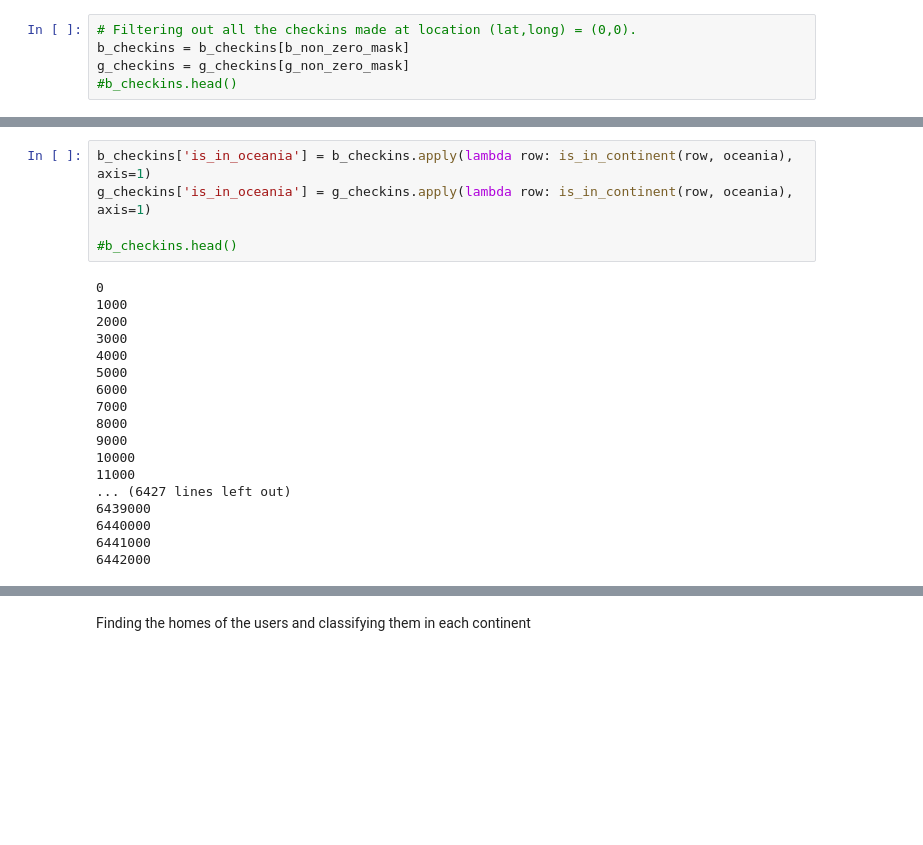
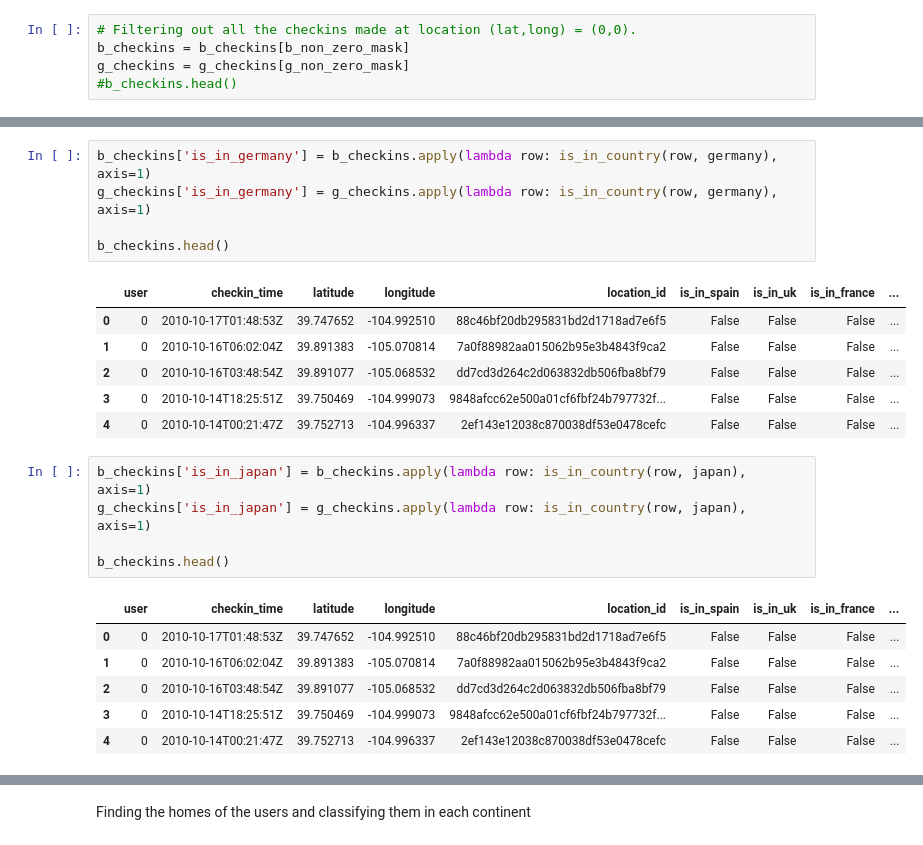
Before and after one commit to epfl-ada/ada-2020-project-milestone-p3-p3_bcd, a Jupyter notebook: Creative extension.ipynb, the cells around one changed output, grey strips where cells are left out. Saved outputs shown, nothing was run; the diff lists cells and outputs as text; blank space fills up the shorter version.

```diff
--- a/Creative extension.ipynb
+++ b/Creative extension.ipynb
@@ -213,24 +141,25 @@ g_checkins['is_in_africa'] = g_checkins.apply(lambda row: is_in_continent(row, a
 # %%
-b_checkins['is_in_oceania'] = b_checkins.apply(lambda row: is_in_continent(row, oceania), axis=1)
-g_checkins['is_in_oceania'] = g_checkins.apply(lambda row: is_in_continent(row, oceania), axis=1)
+b_checkins['is_in_germany'] = b_checkins.apply(lambda row: is_in_country(row, germany), axis=1)
+g_checkins['is_in_germany'] = g_checkins.apply(lambda row: is_in_country(row, germany), axis=1)
 
-#b_checkins.head()
+b_checkins.head()
 # %% [output]
-0
-1000
-2000
-3000
-4000
-5000
-6000
-7000
-8000
-9000
-10000
-11000
-... (6427 lines left out)
-6439000
-6440000
-6441000
-6442000
+|  | user | checkin_time | latitude | longitude | location_id | is_in_spain | is_in_uk | is_in_france | ... |
+| 0 | 0 | 2010-10-17T01:48:53Z | 39.747652 | -104.992510 | 88c46bf20db295831bd2d1718ad7e6f5 | False | False | False | ... |
+| 1 | 0 | 2010-10-16T06:02:04Z | 39.891383 | -105.070814 | 7a0f88982aa015062b95e3b4843f9ca2 | False | False | False | ... |
+| 2 | 0 | 2010-10-16T03:48:54Z | 39.891077 | -105.068532 | dd7cd3d264c2d063832db506fba8bf79 | False | False | False | ... |
+| 3 | 0 | 2010-10-14T18:25:51Z | 39.750469 | -104.999073 | 9848afcc62e500a01cf6fbf24b797732f... | False | False | False | ... |
+| 4 | 0 | 2010-10-14T00:21:47Z | 39.752713 | -104.996337 | 2ef143e12038c870038df53e0478cefc | False | False | False | ... |
+# %%
+b_checkins['is_in_japan'] = b_checkins.apply(lambda row: is_in_country(row, japan), axis=1)
+g_checkins['is_in_japan'] = g_checkins.apply(lambda row: is_in_country(row, japan), axis=1)
+
+b_checkins.head()
+# %% [output]
+|  | user | checkin_time | latitude | longitude | location_id | is_in_spain | is_in_uk | is_in_france | ... |
+| 0 | 0 | 2010-10-17T01:48:53Z | 39.747652 | -104.992510 | 88c46bf20db295831bd2d1718ad7e6f5 | False | False | False | ... |
+| 1 | 0 | 2010-10-16T06:02:04Z | 39.891383 | -105.070814 | 7a0f88982aa015062b95e3b4843f9ca2 | False | False | False | ... |
+| 2 | 0 | 2010-10-16T03:48:54Z | 39.891077 | -105.068532 | dd7cd3d264c2d063832db506fba8bf79 | False | False | False | ... |
+| 3 | 0 | 2010-10-14T18:25:51Z | 39.750469 | -104.999073 | 9848afcc62e500a01cf6fbf24b797732f... | False | False | False | ... |
+| 4 | 0 | 2010-10-14T00:21:47Z | 39.752713 | -104.996337 | 2ef143e12038c870038df53e0478cefc | False | False | False | ... |
 # %%
```
Also changed, not shown: parts of 14 cells of this notebook.
